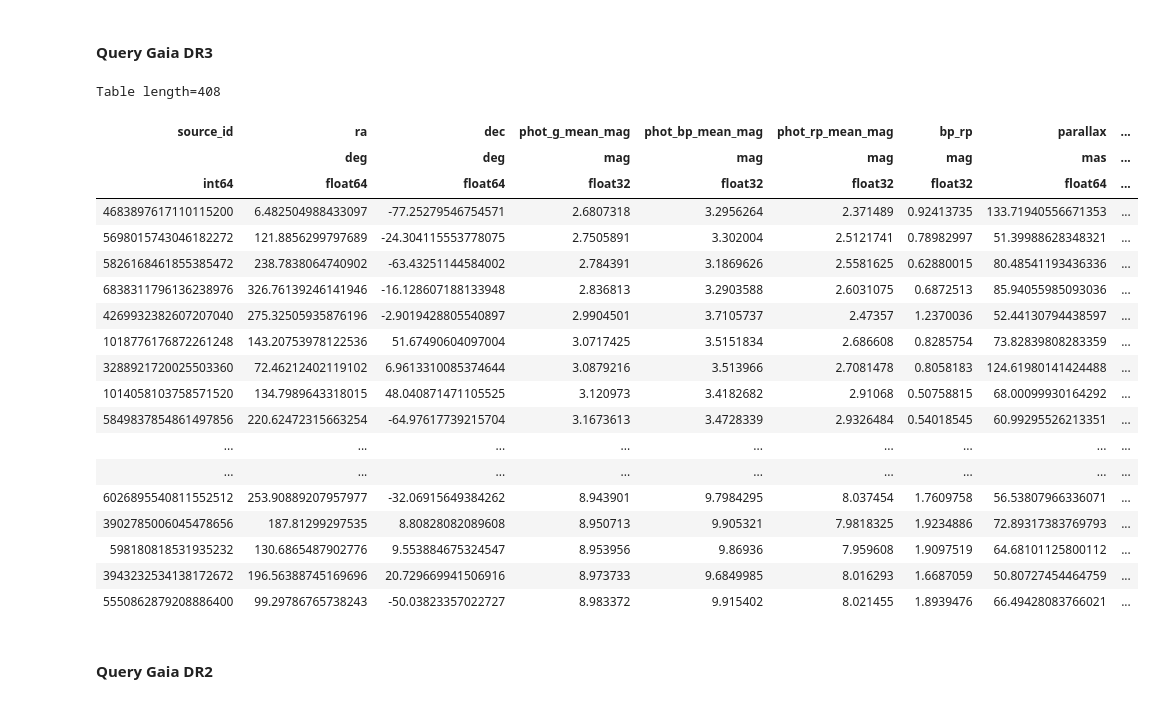
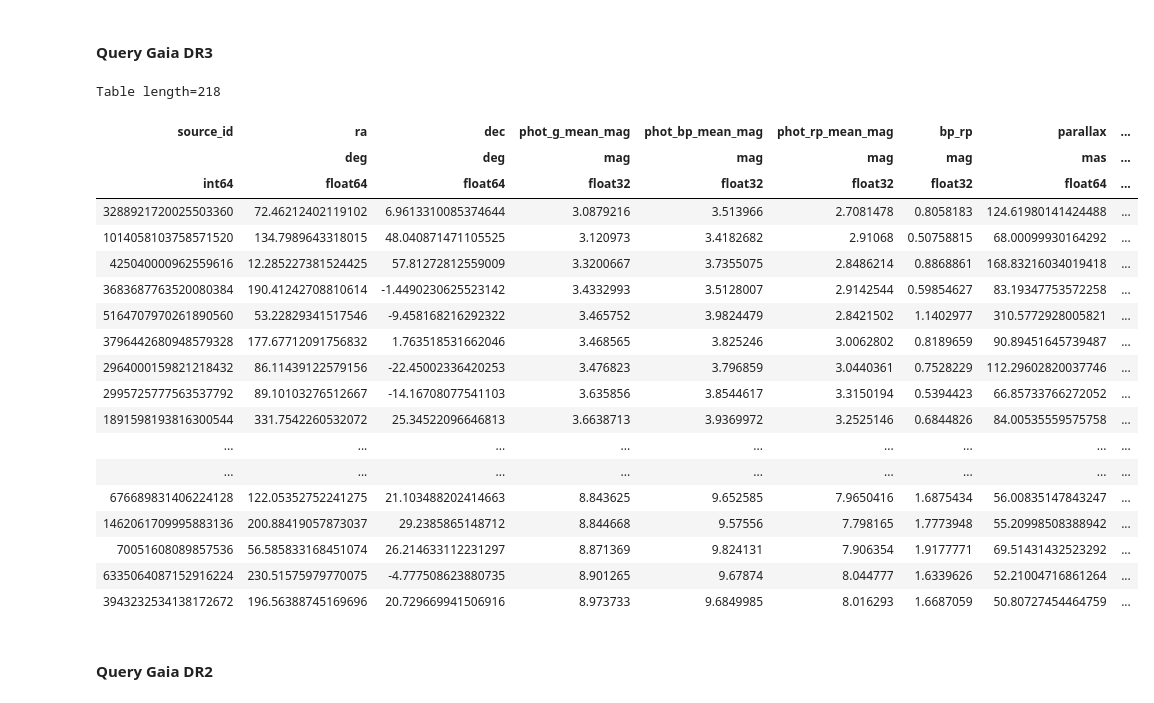
Before and after one commit to exoplanetsdk/2ES_target_selection, a Jupyter notebook: scripts/2ES_target_selection.ipynb, the cells around one changed output. Drawn from its saved outputs; the diff is of its cells as text; code cells hidden in the pictures.

Commit message:
include mass in the query

```diff
--- a/scripts/2ES_target_selection.ipynb
+++ b/scripts/2ES_target_selection.ipynb
@@ -80,43 +91,60 @@ names: https://gaia.aip.de/metadata/gaiadr3/gaia_source/
 #### Query Gaia DR3
 # %%
 # Define the ADQL query
+# query = """
+# SELECT source_id, ra, dec, phot_g_mean_mag, phot_bp_mean_mag, phot_rp_mean_mag, bp_rp, parallax, teff_gspphot
+# FROM gaiadr3.gaia_source
+# WHERE phot_g_mean_mag < 9
+#   AND dec BETWEEN -90 AND 60
+#   AND parallax >= 50
+#   AND (duplicated_source = 'false' OR duplicated_source IS NULL)
+#   AND (phot_bp_mean_mag - phot_rp_mean_mag) BETWEEN 0.5 AND 2.0
+# """
+
 query = """
-SELECT source_id, ra, dec, phot_g_mean_mag, phot_bp_mean_mag, phot_rp_mean_mag, bp_rp, parallax, teff_gspphot
-FROM gaiadr3.gaia_source
-WHERE phot_g_mean_mag < 9
-  AND dec BETWEEN -90 AND 60
-  AND parallax >= 50
-  AND (duplicated_source = 'false' OR duplicated_source IS NULL)
-  AND (phot_bp_mean_mag - phot_rp_mean_mag) BETWEEN 0.5 AND 2.0
+SELECT gs.source_id, gs.ra, gs.dec, gs.phot_g_mean_mag, gs.phot_bp_mean_mag, gs.phot_rp_mean_mag, gs.bp_rp, gs.parallax, gs.teff_gspphot, ap.mass_flame
+FROM gaiadr3.gaia_source AS gs
+JOIN gaiadr3.astrophysical_parameters AS ap ON gs.source_id = ap.source_id
+WHERE gs.phot_g_mean_mag < 9
+  AND gs.dec BETWEEN -90 AND 60
+  AND gs.parallax >= 50
+  AND (gs.duplicated_source = 'false' OR gs.duplicated_source IS NULL)
+  AND (gs.phot_bp_mean_mag - gs.phot_rp_mean_mag) BETWEEN 0.5 AND 2.0
+  AND ap.mass_flame IS NOT NULL
 """
+# note: It's possible to include
+# "ap.mass_flame_lower, ap.mass_flame_upper"
+# in the SELECT statement to get the lower and upper bounds of the mass estimate
+
+# note: adding the last constrint "ap.mass_flame IS NOT NULL" decreases the number of results from 408 to 218
 
 # Execute the query
 job = Gaia.launch_job(query)
 query_dr3 = job.get_results()
 
 # Print the results
 query_dr3
 # %% [output]
-Table length=408
+Table length=218
 | source_id | ra | dec | phot_g_mean_mag | phot_bp_mean_mag | phot_rp_mean_mag | bp_rp | parallax | ... |
 |  | deg | deg | mag | mag | mag | mag | mas | ... |
 | int64 | float64 | float64 | float32 | float32 | float32 | float32 | float64 | ... |
-| 4683897617110115200 | 6.482504988433097 | -77.25279546754571 | 2.6807318 | 3.2956264 | 2.371489 | 0.92413735 | 133.71940556671353 | ... |
-| 5698015743046182272 | 121.8856299797689 | -24.304115553778075 | 2.7505891 | 3.302004 | 2.5121741 | 0.78982997 | 51.39988628348321 | ... |
-| 5826168461855385472 | 238.7838064740902 | -63.43251144584002 | 2.784391 | 3.1869626 | 2.5581625 | 0.62880015 | 80.48541193436336 | ... |
-| 6838311796136238976 | 326.76139246141946 | -16.128607188133948 | 2.836813 | 3.2903588 | 2.6031075 | 0.6872513 | 85.94055985093036 | ... |
-| 4269932382607207040 | 275.32505935876196 | -2.9019428805540897 | 2.9904501 | 3.7105737 | 2.47357 | 1.2370036 | 52.44130794438597 | ... |
-| 1018776176872261248 | 143.20753978122536 | 51.67490604097004 | 3.0717425 | 3.5151834 | 2.686608 | 0.8285754 | 73.82839808283359 | ... |
 | 3288921720025503360 | 72.46212402119102 | 6.9613310085374644 | 3.0879216 | 3.513966 | 2.7081478 | 0.8058183 | 124.61980141424488 | ... |
 | 1014058103758571520 | 134.7989643318015 | 48.040871471105525 | 3.120973 | 3.4182682 | 2.91068 | 0.50758815 | 68.00099930164292 | ... |
-| 5849837854861497856 | 220.62472315663254 | -64.97617739215704 | 3.1673613 | 3.4728339 | 2.9326484 | 0.54018545 | 60.99295526213351 | ... |
+| 425040000962559616 | 12.285227381524425 | 57.81272812559009 | 3.3200667 | 3.7355075 | 2.8486214 | 0.8868861 | 168.83216034019418 | ... |
+| 3683687763520080384 | 190.41242708810614 | -1.4490230625523142 | 3.4332993 | 3.5128007 | 2.9142544 | 0.59854627 | 83.19347753572258 | ... |
+| 5164707970261890560 | 53.22829341517546 | -9.458168216292322 | 3.465752 | 3.9824479 | 2.8421502 | 1.1402977 | 310.5772928005821 | ... |
+| 3796442680948579328 | 177.67712091756832 | 1.763518531662046 | 3.468565 | 3.825246 | 3.0062802 | 0.8189659 | 90.89451645739487 | ... |
+| 2964000159821218432 | 86.11439122579156 | -22.45002336420253 | 3.476823 | 3.796859 | 3.0440361 | 0.7528229 | 112.29602820037746 | ... |
+| 2995725777563537792 | 89.10103276512667 | -14.16708077541103 | 3.635856 | 3.8544617 | 3.3150194 | 0.5394423 | 66.85733766272052 | ... |
+| 1891598193816300544 | 331.7542260532072 | 25.34522096646813 | 3.6638713 | 3.9369972 | 3.2525146 | 0.6844826 | 84.00535559575758 | ... |
 | ... | ... | ... | ... | ... | ... | ... | ... | ... |
 | ... | ... | ... | ... | ... | ... | ... | ... | ... |
-| 6026895540811552512 | 253.90889207957977 | -32.06915649384262 | 8.943901 | 9.7984295 | 8.037454 | 1.7609758 | 56.53807966336071 | ... |
-| 3902785006045478656 | 187.81299297535 | 8.80828082089608 | 8.950713 | 9.905321 | 7.9818325 | 1.9234886 | 72.89317383769793 | ... |
-| 598180818531935232 | 130.6865487902776 | 9.553884675324547 | 8.953956 | 9.86936 | 7.959608 | 1.9097519 | 64.68101125800112 | ... |
+| 676689831406224128 | 122.05352752241275 | 21.103488202414663 | 8.843625 | 9.652585 | 7.9650416 | 1.6875434 | 56.00835147843247 | ... |
+| 1462061709995883136 | 200.88419057873037 | 29.2385865148712 | 8.844668 | 9.57556 | 7.798165 | 1.7773948 | 55.20998508388942 | ... |
+| 70051608089857536 | 56.585833168451074 | 26.214633112231297 | 8.871369 | 9.824131 | 7.906354 | 1.9177771 | 69.51431432523292 | ... |
+| 6335064087152916224 | 230.51575979770075 | -4.777508623880735 | 8.901265 | 9.67874 | 8.044777 | 1.6339626 | 52.21004716861264 | ... |
 | 3943232534138172672 | 196.56388745169696 | 20.729669941506916 | 8.973733 | 9.6849985 | 8.016293 | 1.6687059 | 50.80727454464759 | ... |
-| 5550862879208886400 | 99.29786765738243 | -50.03823357022727 | 8.983372 | 9.915402 | 8.021455 | 1.8939476 | 66.49428083766021 | ... |
 # %% [markdown]
 #### Query Gaia DR2
 # %%
```
Also changed, not shown: parts of 16 cells of this notebook, 9 other files.
